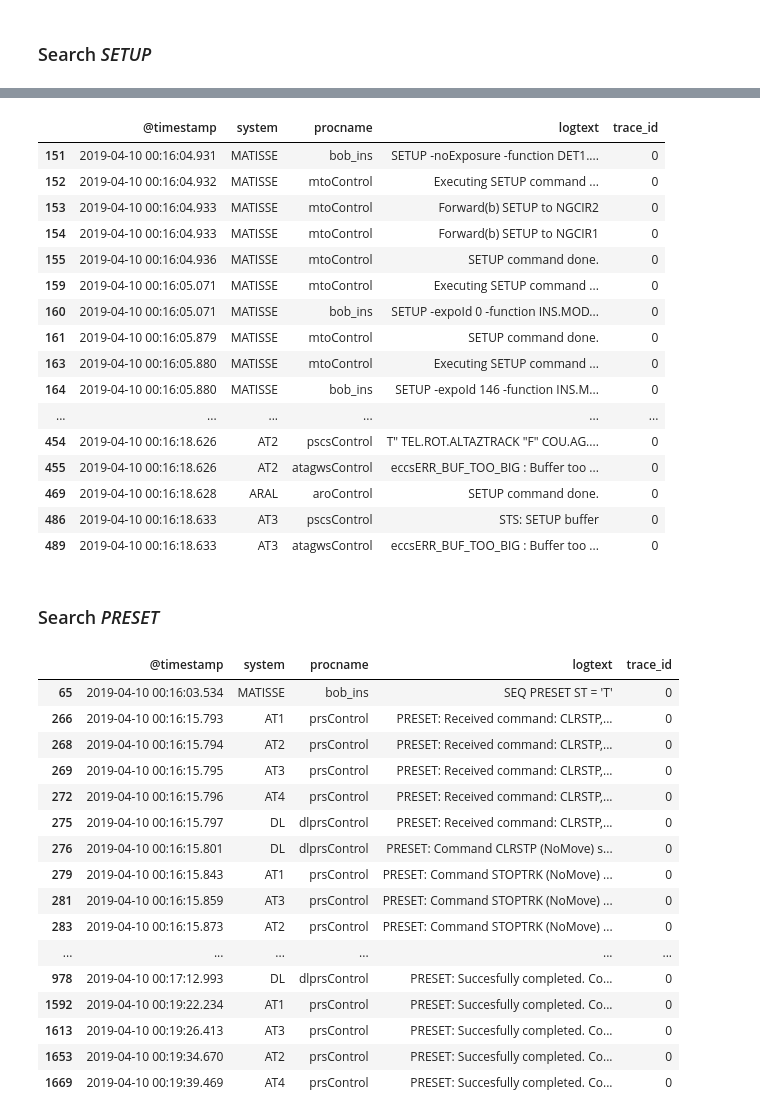
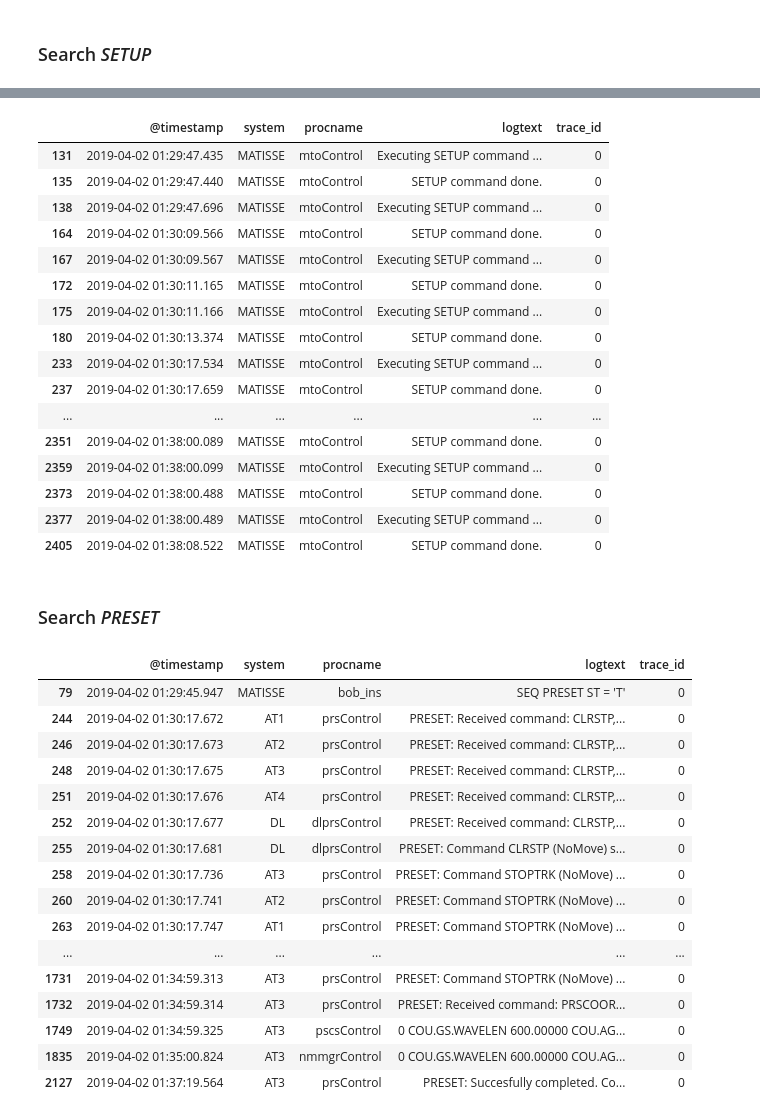
Before and after one commit to paranal-sw/collaborations-UFRO-2024-2s, a Jupyter notebook: 1-command-visualization/task_description.ipynb, the cells around one changed output, grey strips where cells are left out. Drawn from its saved outputs; the diff is of its cells as text; code cells hidden in the pictures.

Commit message:
segundo prototipo UML, incluye un caso para MATTISSE TRACE_ID=0 1W CHKMOON

```diff
--- a/1-command-visualization/task_description.ipynb
+++ b/1-command-visualization/task_description.ipynb
@@ -143,4 +144,4 @@ MATISSE_hse_obs                         1
 Name: count, dtype: int64
 # %%
-df_trace = load_trace("MATISSE", "1d", 0)
+df_trace = load_trace("MATISSE", "1w", 0)
 df_trace = df_trace[['@timestamp', 'system', 'procname', 'logtext', 'trace_id']]
@@ -229,24 +300,24 @@ set(cmdlist)
 # %%
 with pd.option_context('display.max_colwidth', None):
-    display(df_trace[ df_trace['logtext'].str.contains("SETUP") ][:50])
+    display(df_trace[ df_trace['logtext'].str.contains("SETUP command") ][:50])
 # %% [output]
 |  | @timestamp | system | procname | logtext | trace_id |
-| 151 | 2019-04-10 00:16:04.931 | MATISSE | bob_ins | SETUP -noExposure -function DET1.... | 0 |
-| 152 | 2019-04-10 00:16:04.932 | MATISSE | mtoControl | Executing SETUP command ... | 0 |
-| 153 | 2019-04-10 00:16:04.933 | MATISSE | mtoControl | Forward(b) SETUP to NGCIR2 | 0 |
-| 154 | 2019-04-10 00:16:04.933 | MATISSE | mtoControl | Forward(b) SETUP to NGCIR1 | 0 |
-| 155 | 2019-04-10 00:16:04.936 | MATISSE | mtoControl | SETUP command done. | 0 |
-| 159 | 2019-04-10 00:16:05.071 | MATISSE | mtoControl | Executing SETUP command ... | 0 |
-| 160 | 2019-04-10 00:16:05.071 | MATISSE | bob_ins | SETUP -expoId 0 -function INS.MOD... | 0 |
-| 161 | 2019-04-10 00:16:05.879 | MATISSE | mtoControl | SETUP command done. | 0 |
-| 163 | 2019-04-10 00:16:05.880 | MATISSE | mtoControl | Executing SETUP command ... | 0 |
-| 164 | 2019-04-10 00:16:05.880 | MATISSE | bob_ins | SETUP -expoId 146 -function INS.M... | 0 |
+| 131 | 2019-04-02 01:29:47.435 | MATISSE | mtoControl | Executing SETUP command ... | 0 |
+| 135 | 2019-04-02 01:29:47.440 | MATISSE | mtoControl | SETUP command done. | 0 |
+| 138 | 2019-04-02 01:29:47.696 | MATISSE | mtoControl | Executing SETUP command ... | 0 |
+| 164 | 2019-04-02 01:30:09.566 | MATISSE | mtoControl | SETUP command done. | 0 |
+| 167 | 2019-04-02 01:30:09.567 | MATISSE | mtoControl | Executing SETUP command ... | 0 |
+| 172 | 2019-04-02 01:30:11.165 | MATISSE | mtoControl | SETUP command done. | 0 |
+| 175 | 2019-04-02 01:30:11.166 | MATISSE | mtoControl | Executing SETUP command ... | 0 |
+| 180 | 2019-04-02 01:30:13.374 | MATISSE | mtoControl | SETUP command done. | 0 |
+| 233 | 2019-04-02 01:30:17.534 | MATISSE | mtoControl | Executing SETUP command ... | 0 |
+| 237 | 2019-04-02 01:30:17.659 | MATISSE | mtoControl | SETUP command done. | 0 |
 | ... | ... | ... | ... | ... | ... |
-| 454 | 2019-04-10 00:16:18.626 | AT2 | pscsControl | T" TEL.ROT.ALTAZTRACK "F" COU.AG.... | 0 |
-| 455 | 2019-04-10 00:16:18.626 | AT2 | atagwsControl | eccsERR_BUF_TOO_BIG : Buffer too ... | 0 |
-| 469 | 2019-04-10 00:16:18.628 | ARAL | aroControl | SETUP command done. | 0 |
-| 486 | 2019-04-10 00:16:18.633 | AT3 | pscsControl | STS: SETUP buffer | 0 |
-| 489 | 2019-04-10 00:16:18.633 | AT3 | atagwsControl | eccsERR_BUF_TOO_BIG : Buffer too ... | 0 |
+| 2351 | 2019-04-02 01:38:00.089 | MATISSE | mtoControl | SETUP command done. | 0 |
+| 2359 | 2019-04-02 01:38:00.099 | MATISSE | mtoControl | Executing SETUP command ... | 0 |
+| 2373 | 2019-04-02 01:38:00.488 | MATISSE | mtoControl | SETUP command done. | 0 |
+| 2377 | 2019-04-02 01:38:00.489 | MATISSE | mtoControl | Executing SETUP command ... | 0 |
+| 2405 | 2019-04-02 01:38:08.522 | MATISSE | mtoControl | SETUP command done. | 0 |
 # %% [markdown]
 ### Search *PRESET*
 # %%
@@ -254,20 +325,20 @@ with pd.option_context('display.max_colwidth', None):
     display(df_trace[ df_trace['logtext'].str.contains("PRESET") ][:59])
 # %% [output]
 |  | @timestamp | system | procname | logtext | trace_id |
-| 65 | 2019-04-10 00:16:03.534 | MATISSE | bob_ins | SEQ PRESET ST = 'T' | 0 |
-| 266 | 2019-04-10 00:16:15.793 | AT1 | prsControl | PRESET: Received command: CLRSTP,... | 0 |
-| 268 | 2019-04-10 00:16:15.794 | AT2 | prsControl | PRESET: Received command: CLRSTP,... | 0 |
-| 269 | 2019-04-10 00:16:15.795 | AT3 | prsControl | PRESET: Received command: CLRSTP,... | 0 |
-| 272 | 2019-04-10 00:16:15.796 | AT4 | prsControl | PRESET: Received command: CLRSTP,... | 0 |
-| 275 | 2019-04-10 00:16:15.797 | DL | dlprsControl | PRESET: Received command: CLRSTP,... | 0 |
-| 276 | 2019-04-10 00:16:15.801 | DL | dlprsControl | PRESET: Command CLRSTP (NoMove) s... | 0 |
-| 279 | 2019-04-10 00:16:15.843 | AT1 | prsControl | PRESET: Command STOPTRK (NoMove) ... | 0 |
-| 281 | 2019-04-10 00:16:15.859 | AT3 | prsControl | PRESET: Command STOPTRK (NoMove) ... | 0 |
-| 283 | 2019-04-10 00:16:15.873 | AT2 | prsControl | PRESET: Command STOPTRK (NoMove) ... | 0 |
+| 79 | 2019-04-02 01:29:45.947 | MATISSE | bob_ins | SEQ PRESET ST = 'T' | 0 |
+| 244 | 2019-04-02 01:30:17.672 | AT1 | prsControl | PRESET: Received command: CLRSTP,... | 0 |
+| 246 | 2019-04-02 01:30:17.673 | AT2 | prsControl | PRESET: Received command: CLRSTP,... | 0 |
+| 248 | 2019-04-02 01:30:17.675 | AT3 | prsControl | PRESET: Received command: CLRSTP,... | 0 |
+| 251 | 2019-04-02 01:30:17.676 | AT4 | prsControl | PRESET: Received command: CLRSTP,... | 0 |
+| 252 | 2019-04-02 01:30:17.677 | DL | dlprsControl | PRESET: Received command: CLRSTP,... | 0 |
+| 255 | 2019-04-02 01:30:17.681 | DL | dlprsControl | PRESET: Command CLRSTP (NoMove) s... | 0 |
+| 258 | 2019-04-02 01:30:17.736 | AT3 | prsControl | PRESET: Command STOPTRK (NoMove) ... | 0 |
+| 260 | 2019-04-02 01:30:17.741 | AT2 | prsControl | PRESET: Command STOPTRK (NoMove) ... | 0 |
+| 263 | 2019-04-02 01:30:17.747 | AT1 | prsControl | PRESET: Command STOPTRK (NoMove) ... | 0 |
 | ... | ... | ... | ... | ... | ... |
-| 978 | 2019-04-10 00:17:12.993 | DL | dlprsControl | PRESET: Succesfully completed. Co... | 0 |
-| 1592 | 2019-04-10 00:19:22.234 | AT1 | prsControl | PRESET: Succesfully completed. Co... | 0 |
-| 1613 | 2019-04-10 00:19:26.413 | AT3 | prsControl | PRESET: Succesfully completed. Co... | 0 |
-| 1653 | 2019-04-10 00:19:34.670 | AT2 | prsControl | PRESET: Succesfully completed. Co... | 0 |
-| 1669 | 2019-04-10 00:19:39.469 | AT4 | prsControl | PRESET: Succesfully completed. Co... | 0 |
+| 1731 | 2019-04-02 01:34:59.313 | AT3 | prsControl | PRESET: Command STOPTRK (NoMove) ... | 0 |
+| 1732 | 2019-04-02 01:34:59.314 | AT3 | prsControl | PRESET: Received command: PRSCOOR... | 0 |
+| 1749 | 2019-04-02 01:34:59.325 | AT3 | pscsControl | 0 COU.GS.WAVELEN 600.00000 COU.AG... | 0 |
+| 1835 | 2019-04-02 01:35:00.824 | AT3 | nmmgrControl | 0 COU.GS.WAVELEN 600.00000 COU.AG... | 0 |
+| 2127 | 2019-04-02 01:37:19.564 | AT3 | prsControl | PRESET: Succesfully completed. Co... | 0 |
 # %%
```
Also changed, not shown: parts of 27 cells of this notebook, 2 other files.
